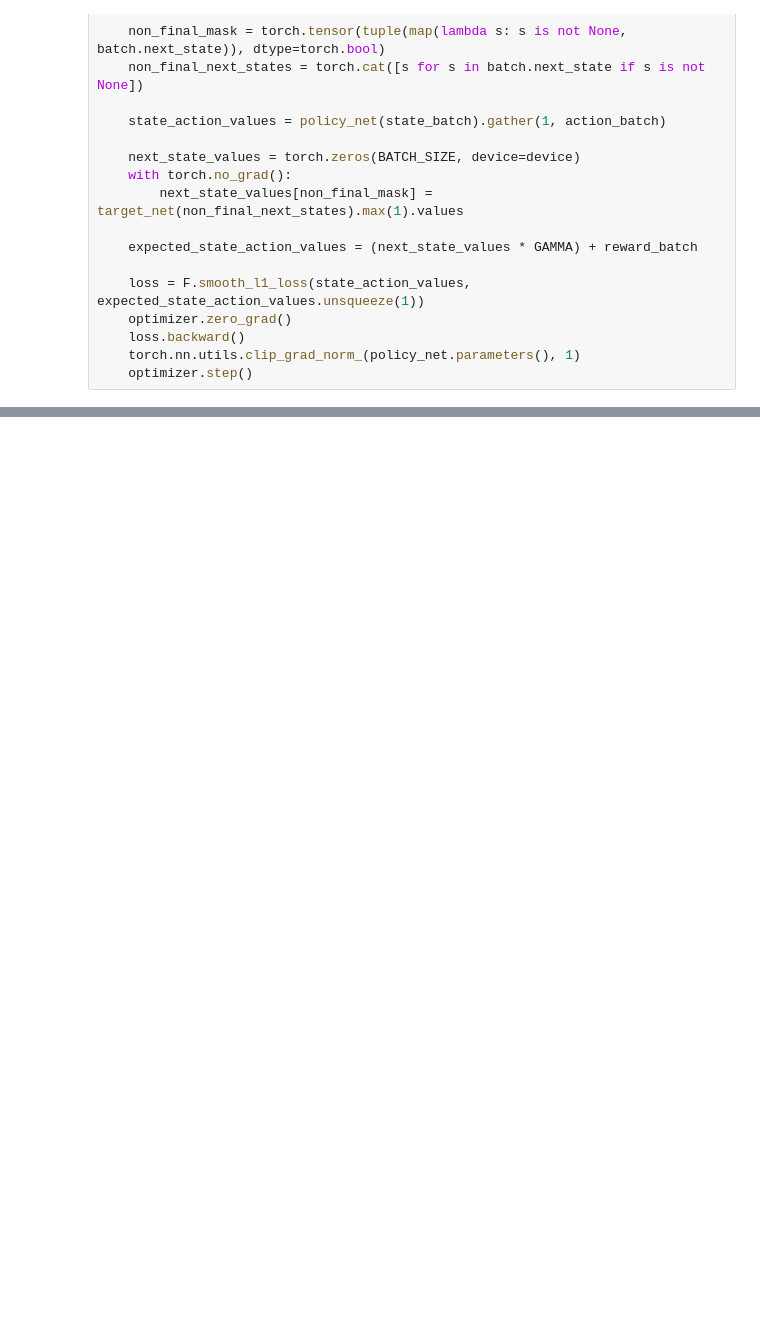
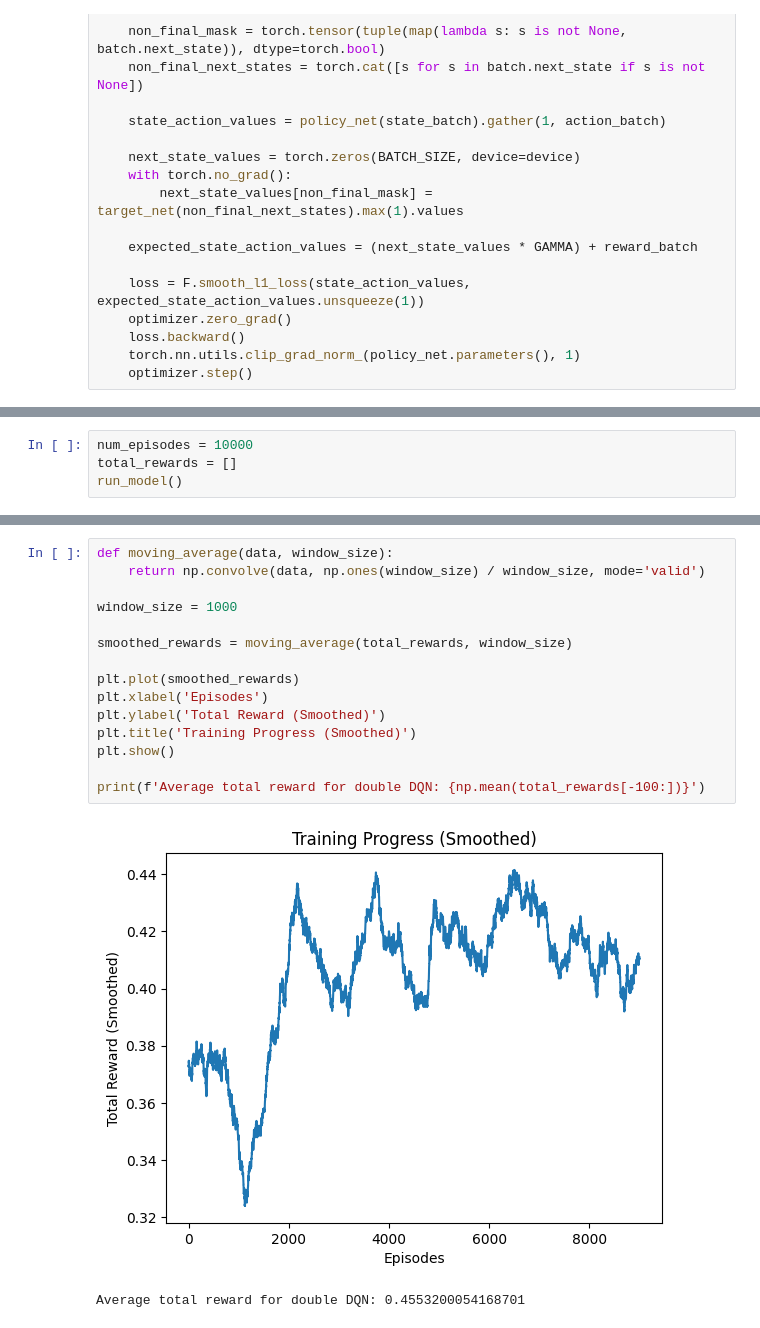
Before and after one commit to SachielC/BlackJack-RL-DQN, a Jupyter notebook: RL_BLJK.ipynb, the cells around one changed output, grey strips where cells are left out. Saved outputs shown, nothing was run; the diff lists cells and outputs as text; blank space fills up the shorter version.

Commit message:
Updated Functions for clarity and started Double DQN as well as Multstep:

```diff
--- a/RL_BLJK.ipynb
+++ b/RL_BLJK.ipynb
@@ -249,0 +274,4 @@ Average total reward for naive DQN: 0.4481800049543381
+# %%
+num_episodes = 10000
+total_rewards = []
+run_model()
@@ -249,0 +296,18 @@ Average total reward for naive DQN: 0.4481800049543381
+# %%
+def moving_average(data, window_size):
+    return np.convolve(data, np.ones(window_size) / window_size, mode='valid')
+
+window_size = 1000
+
+smoothed_rewards = moving_average(total_rewards, window_size)
+
+plt.plot(smoothed_rewards)
+plt.xlabel('Episodes')
+plt.ylabel('Total Reward (Smoothed)')
+plt.title('Training Progress (Smoothed)')
+plt.show()
+
+print(f'Average total reward for double DQN: {np.mean(total_rewards[-100:])}')
+# %% [output]
+[figure, added]
+Average total reward for double DQN: 0.4553200054168701
```
Also changed, not shown: parts of 8 cells of this notebook.
